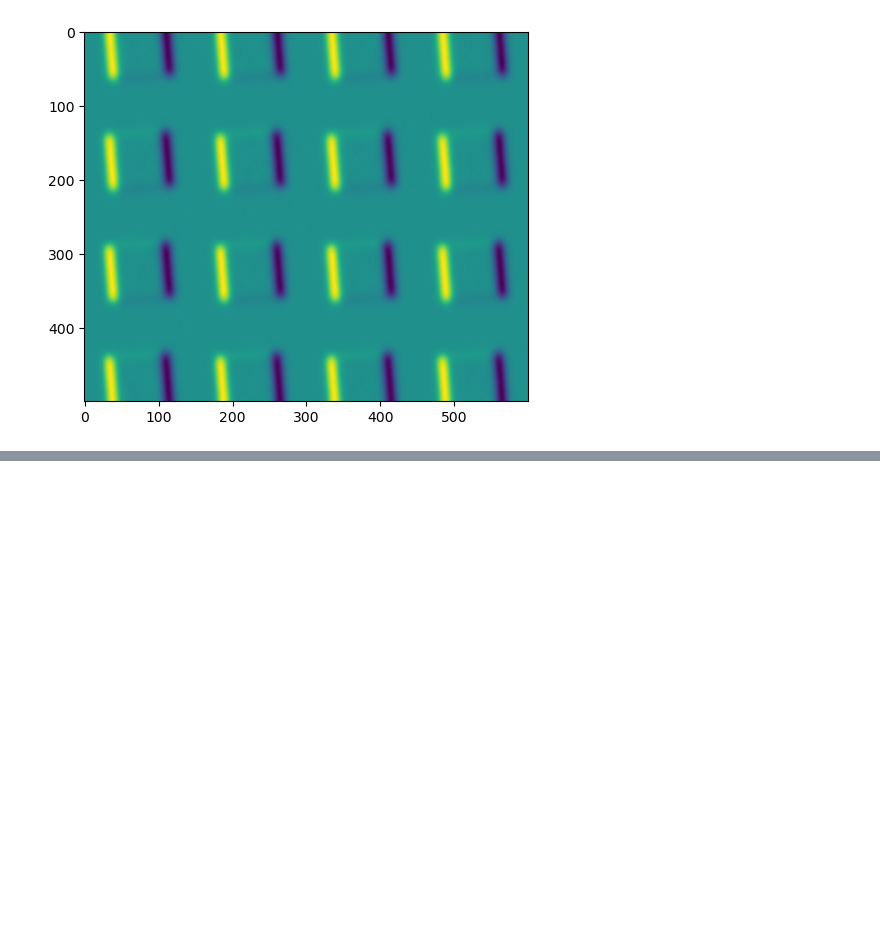
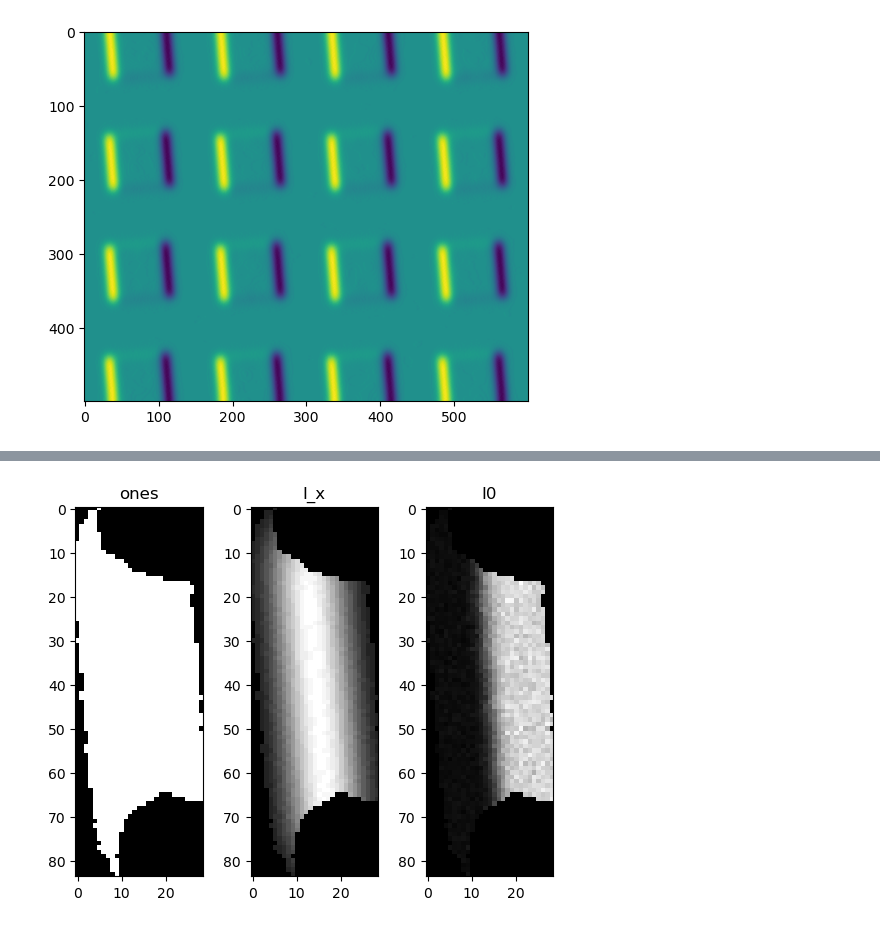
Before and after one commit to chriscannon9001/opticiq, a Jupyter notebook: docs/demoSlantEdgeIQ.ipynb, the cells around one changed output, grey strips where cells are left out. Saved outputs shown, nothing was run; the diff lists cells and outputs as text; code cells hidden in the pictures; blank space fills up the shorter version.

```diff
--- a/docs/demoSlantEdgeIQ.ipynb
+++ b/docs/demoSlantEdgeIQ.ipynb
@@ -35,0 +37,5 @@ plt.imshow(imG['I_y'])
+# %%
+# show the mask, derivative, and original image for one of the vertical line, positive going ROI
+roi_vp.plot_k(5, imG, keys=['ones', 'I_x', 'I0'])
+# %% [output]
+[figure, added]
```
Also changed, not shown: parts of 6 cells of this notebook, 5 other files.
